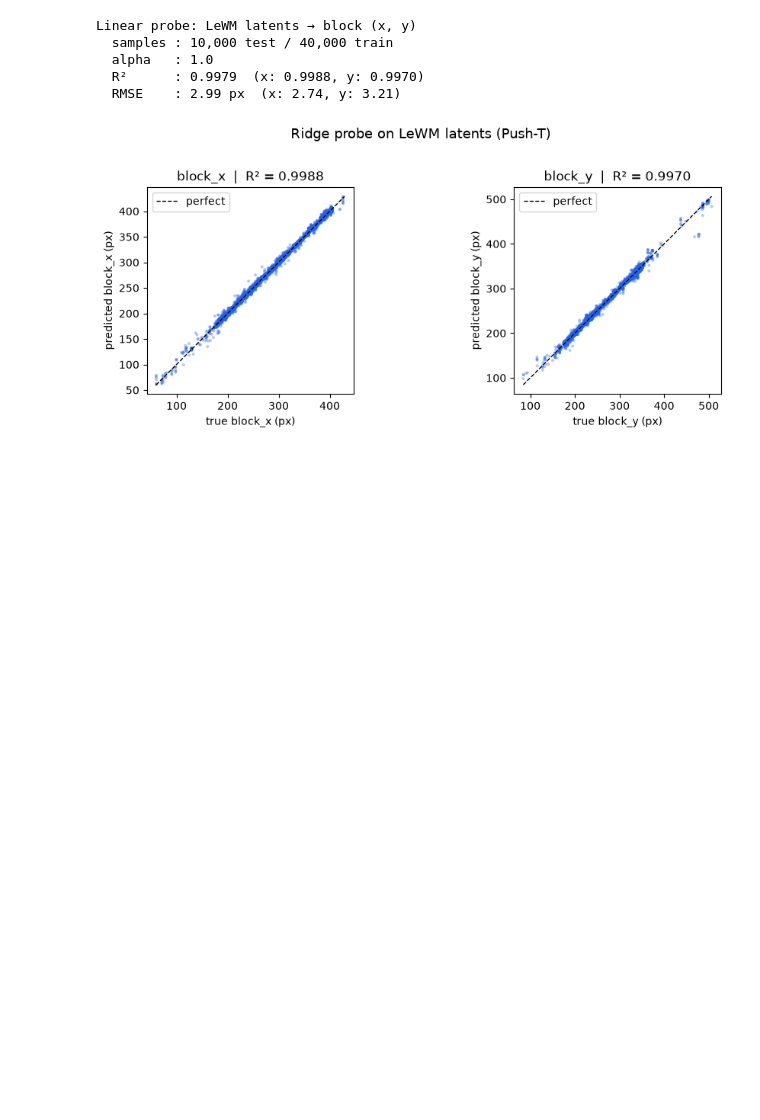
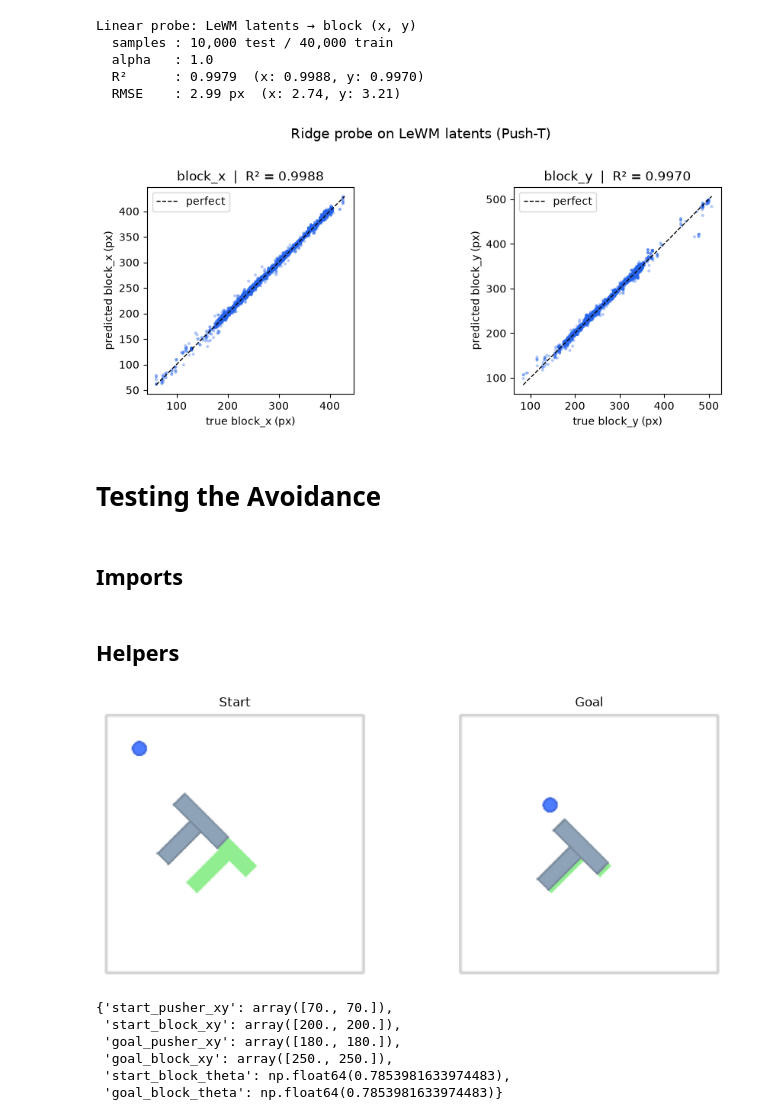
Before and after one commit to Sachin2911/Safety-Dial, a Jupyter notebook: experiments/LinearProbeAndAvoidance.ipynb, the cells around one changed output. Cells and saved outputs as stored; diff of their text form; code cells hidden in the pictures; blank space fills up the shorter version.

```diff
--- a/experiments/LinearProbeAndAvoidance.ipynb
+++ b/experiments/LinearProbeAndAvoidance.ipynb
@@ -211,3 +211,7 @@ Linear probe: LeWM latents → block (x, y)
   R²      : 0.9979  (x: 0.9988, y: 0.9970)
   RMSE    : 2.99 px  (x: 2.74, y: 3.21)
 [figure]
+# %% [markdown]
+# Testing the Avoidance
+# %% [markdown]
+## Imports
@@ -213,0 +228,2 @@ Linear probe: LeWM latents → block (x, y)
+# %% [markdown]
+## Helpers
@@ -213,0 +366,22 @@ Linear probe: LeWM latents → block (x, y)
+# %%
+start_state = make_pusht_state(
+    pusher_xy=(70, 70),    # just above/right of block — tune visually
+    block_xy=(200, 200),
+    block_theta=np.pi / 4,
+)
+
+goal_state = make_pusht_state(
+    pusher_xy=(180, 180),    # near goal block too (success checks both)
+    block_xy=(250, 250),
+    block_theta=np.pi / 4,
+)
+
+visualize_pusht_layout(start_state, goal_state)
+# %% [output]
+[figure, added]
+{'start_pusher_xy': array([70., 70.]),
+ 'start_block_xy': array([200., 200.]),
+ 'goal_pusher_xy': array([180., 180.]),
+ 'goal_block_xy': array([250., 250.]),
+ 'start_block_theta': np.float64(0.7853981633974483),
+ 'goal_block_theta': np.float64(0.7853981633974483)}
```
Also changed, not shown: parts of 3 cells of this notebook.
